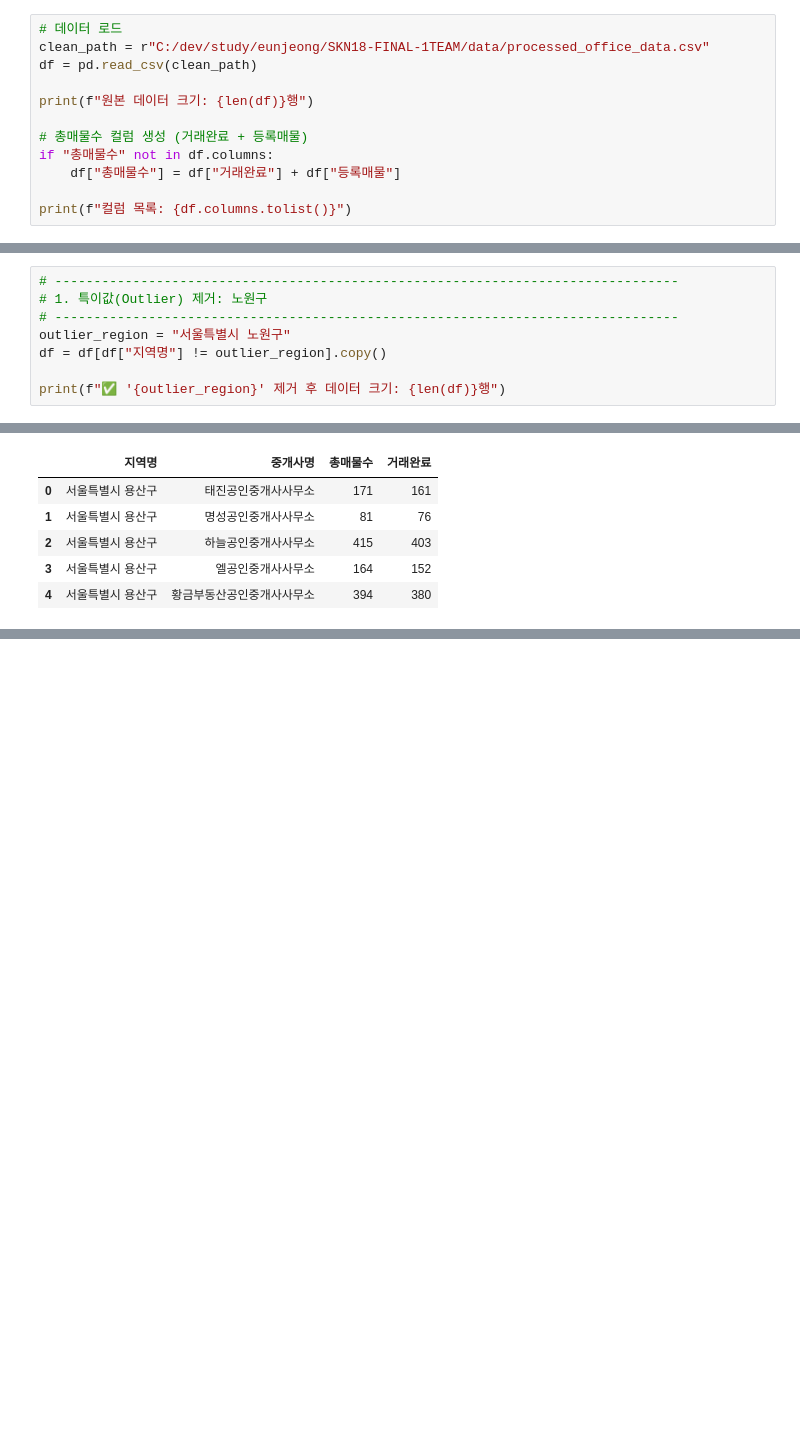
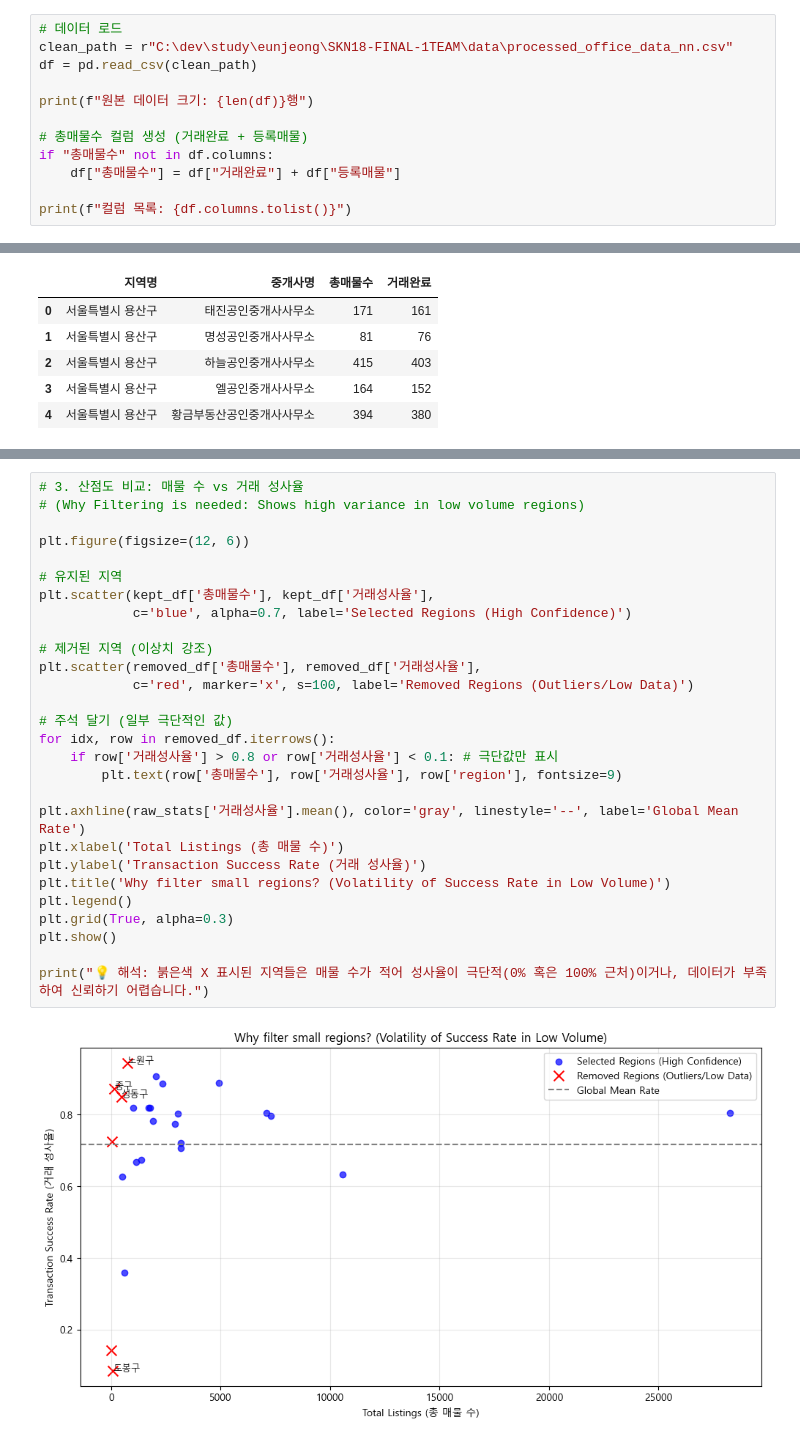
Before and after one commit to eunjeong0911/Property-recommend, a Jupyter notebook: apps/reco/models/trust_model/pipeline/sumi/pre_ml_no_nowon.ipynb, the cells around one changed output, grey strips where cells are left out. Drawn from its saved outputs; the diff is of its cells as text; blank space fills up the shorter version.

```diff
--- a/apps/reco/models/trust_model/pipeline/sumi/pre_ml_no_nowon.ipynb
+++ b/apps/reco/models/trust_model/pipeline/sumi/pre_ml_no_nowon.ipynb
@@ -13,7 +13,7 @@ pd.set_option("display.max_columns", 50)
 # 데이터 로드 및 전처리 (노원구 제외 버전)
 # %%
 # 데이터 로드
-clean_path = r"C:/dev/study/eunjeong/SKN18-FINAL-1TEAM/data/processed_office_data.csv"
+clean_path = r"C:\dev\study\eunjeong\SKN18-FINAL-1TEAM\data\processed_office_data_nn.csv"
 df = pd.read_csv(clean_path)
 
 print(f"원본 데이터 크기: {len(df)}행")
@@ -28,9 +28 @@ print(f"컬럼 목록: {df.columns.tolist()}")
 컬럼 목록: ['등록번호', '중개사명', '대표자', '전화번호', '주소', '거래완료', '등록매물', '개설시작일', '개설종료일', '등록일', '상태구분코드', '상태구분명', '지역코드', '지역명', '도로명주소코드', '최종수정일', '총_직원수', '공인중개사수', '중개보조원수', '대표수', '일반직원수', '직원목록_JSON', '직 ...
-# %%
-# --------------------------------------------------------------------------------
-# 1. 특이값(Outlier) 제거: 노원구
-# --------------------------------------------------------------------------------
-outlier_region = "서울특별시 노원구"
-df = df[df["지역명"] != outlier_region].copy()
-
-print(f"✅ '{outlier_region}' 제거 후 데이터 크기: {len(df)}행")
@@ -580,0 +654,30 @@ display(df_nn[["지역명", "중개사명", "총매물수", "거래완료"]].hea
+# %%
+# 3. 산점도 비교: 매물 수 vs 거래 성사율
+# (Why Filtering is needed: Shows high variance in low volume regions)
+
+plt.figure(figsize=(12, 6))
+
+# 유지된 지역
+plt.scatter(kept_df['총매물수'], kept_df['거래성사율'],
+            c='blue', alpha=0.7, label='Selected Regions (High Confidence)')
+
+# 제거된 지역 (이상치 강조)
+plt.scatter(removed_df['총매물수'], removed_df['거래성사율'],
+            c='red', marker='x', s=100, label='Removed Regions (Outliers/Low Data)')
+
+# 주석 달기 (일부 극단적인 값)
+for idx, row in removed_df.iterrows():
+    if row['거래성사율'] > 0.8 or row['거래성사율'] < 0.1: # 극단값만 표시
+        plt.text(row['총매물수'], row['거래성사율'], row['region'], fontsize=9)
+
+plt.axhline(raw_stats['거래성사율'].mean(), color='gray', linestyle='--', label='Global Mean Rate')
+plt.xlabel('Total Listings (총 매물 수)')
+plt.ylabel('Transaction Success Rate (거래 성사율)')
+plt.title('Why filter small regions? (Volatility of Success Rate in Low Volume)')
+plt.legend()
+plt.grid(True, alpha=0.3)
+plt.show()
+
+print("💡 해석: 붉은색 X 표시된 지역들은 매물 수가 적어 성사율이 극단적(0% 혹은 100% 근처)이거나, 데이터가 부족하여 신뢰하기 어렵습니다.")
+# %% [output]
+[figure, added]
```
Also changed, not shown: parts of 23 cells of this notebook, 17 other files.
